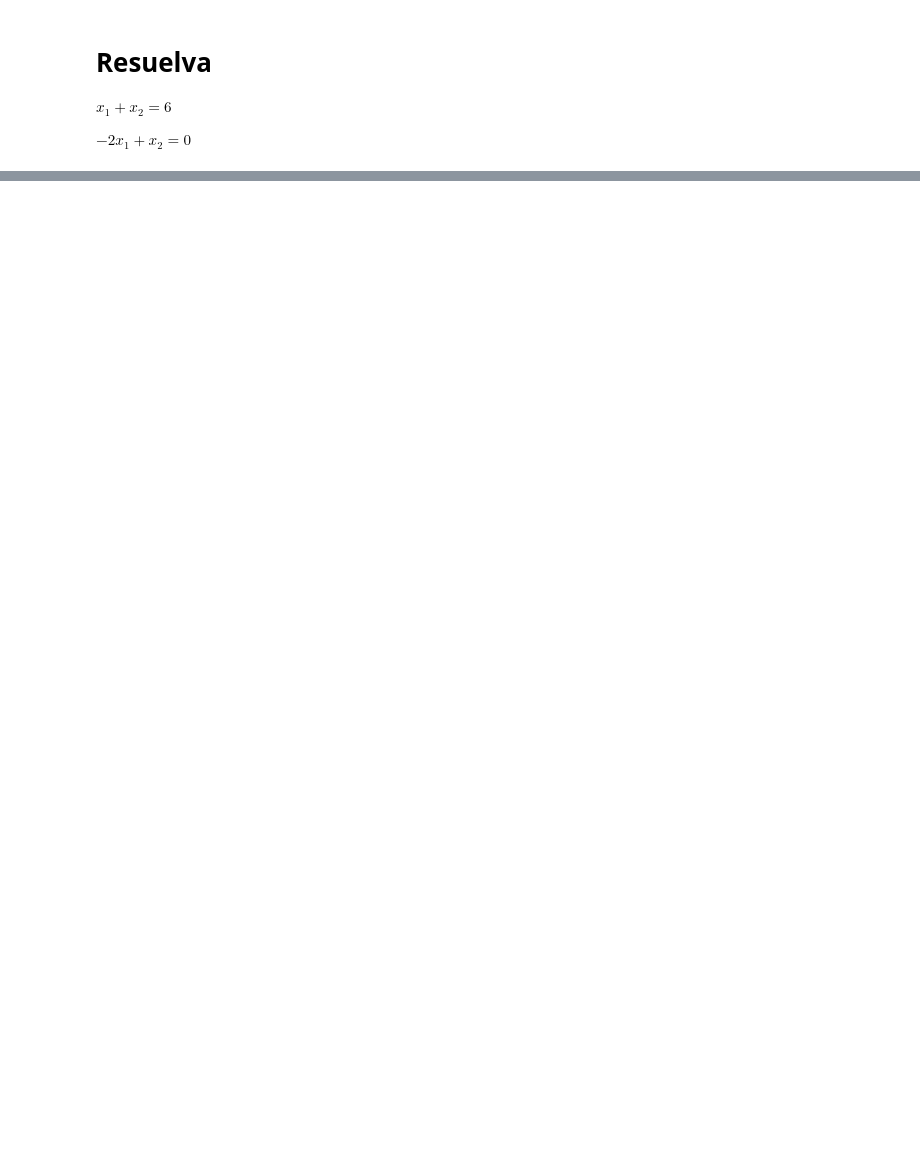
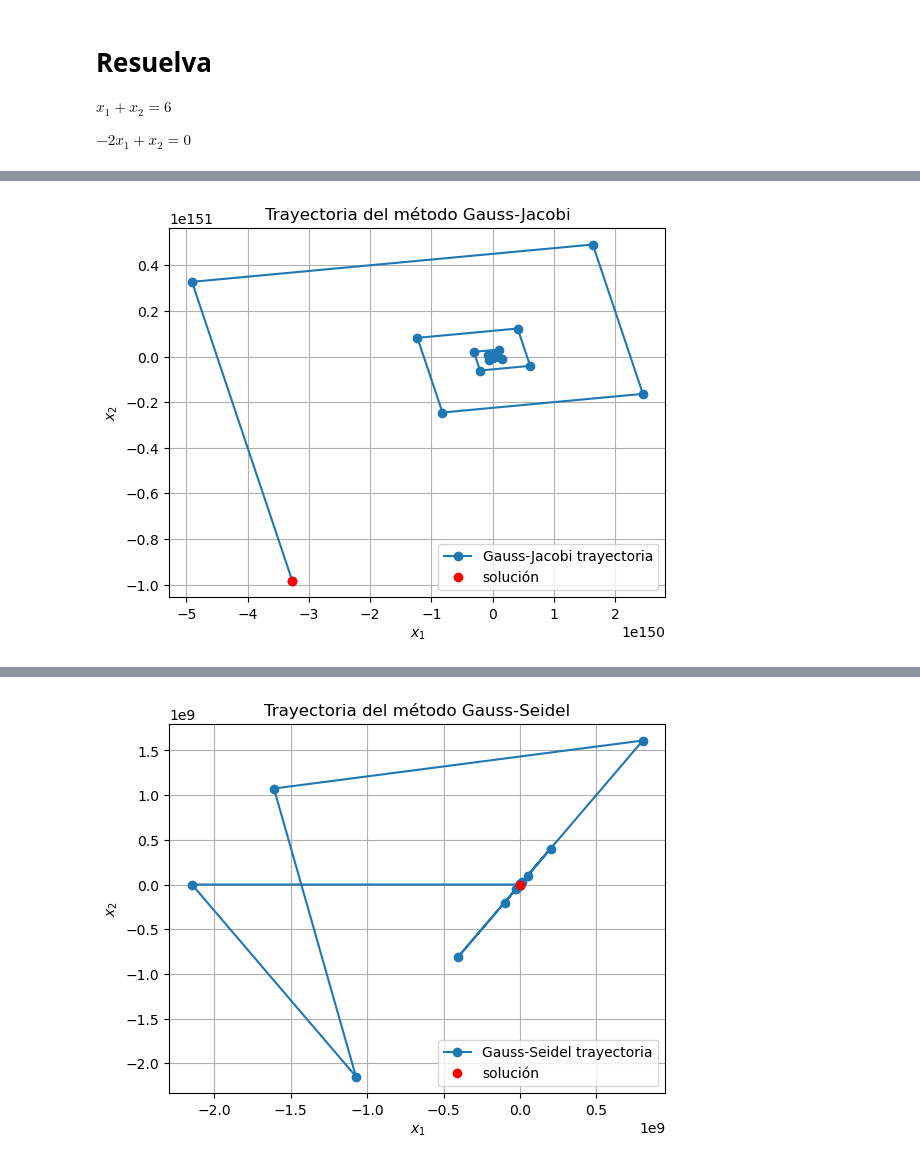
Before and after one commit to ElAlfa3007/Prueba2_M-todosNum-ricos, a Jupyter notebook: gauss_iterative.ipynb, the cells around one changed output, grey strips where cells are left out. Cells and saved outputs as stored; diff of their text form; code cells hidden in the pictures; blank space fills up the shorter version.

```diff
--- a/gauss_iterative.ipynb
+++ b/gauss_iterative.ipynb
@@ -89,3 +217,18 @@ array([[4.99999785],
 $ x_1 + x_2 = 6$
 
 $  -2 x_1 +  x_2 = 0$
+# %%
+# Sistema de ecuaciones 2
+A2 = np.array([[1, 1], [-2, 1]])
+b2 = np.array([6, 0])
+
+# Gauss-Jacobi
+solution_jacobi_2, trajectory_jacobi_2 = gauss_jacobi(A=A2, b=b2, x0=x0, tol=1e-5, max_iter=1000)
+print(f'Solución Gauss-Jacobi: {solution_jacobi_2}')
+plot_trajectory(trajectory_jacobi_2, solution_jacobi_2, 'Gauss-Jacobi')
+
+# Gauss-Seidel
+solution_seidel_2, trajectory_seidel_2 = gauss_seidel(A=A2, b=b2, x0=x0, tol=1e-5, max_iter=1000)
+print(f'Solución Gauss-Seidel: {solution_seidel_2}')
+plot_trajectory(trajectory_seidel_2, solution_seidel_2, 'Gauss-Seidel')
+# %% [output]
@@ -91,0 +252 @@ $  -2 x_1 +  x_2 = 0$
+[figure, added]
@@ -91,0 +270 @@ $  -2 x_1 +  x_2 = 0$
+[figure, added]
```
Also changed, not shown: parts of 4 cells of this notebook, 1 other file.
